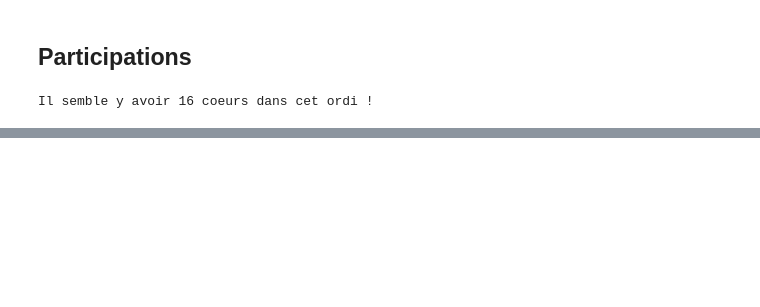
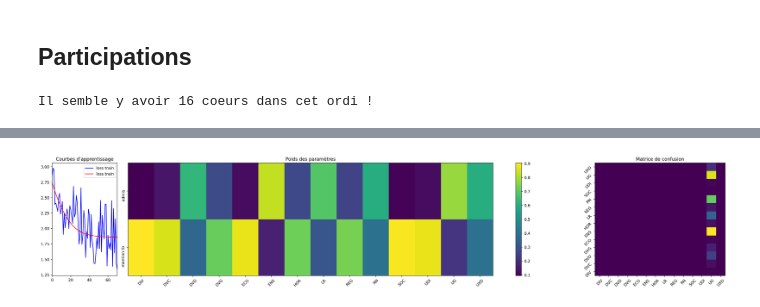
Before and after one commit to alexandre-laine/Pipeline_Elections_Legislatives, a Jupyter notebook: main/C1_Supervised_Search.ipynb, the cells around one changed output, grey strips where cells are left out. Drawn from its saved outputs; the diff is of its cells as text; code cells hidden in the pictures; blank space fills up the shorter version.

```diff
--- a/main/C1_Supervised_Search.ipynb
+++ b/main/C1_Supervised_Search.ipynb
@@ -336,0 +417,19 @@ plt.show()
+# %%
+Encoder_departements = LabelEncoder().fit(Y)
+Y_r = Encoder_departements.transform(Y)
+Scaler = RobustScaler().fit(X.T)
+X_r = Scaler.transform(X.T).T
+# %%
+num_epoch = 70
+batch_size = 2**5
+lr = 1e-5
+# %%
+decodeur, losses_train, losses_test, y_test, y_pred = fit_data(
+    X=X_r,
+    Y=Y_r,
+    device="cuda",
+    num_epochs=num_epoch,
+    batch_size=batch_size,
+    lr=lr
+)
+Weights = torch.softmax(decodeur.linear.weight.cpu(), axis=1).detach().numpy()
@@ -336,0 +463,68 @@ plt.show()
+# %%
+fig,ax = plt.subplots(
+    nrows=1,
+    ncols=3,
+    figsize=(25,5),
+    gridspec_kw={"width_ratios":[0.1,0.7,0.2]},
+    dpi=200
+)
+
+ax[0].plot(
+    range(num_epoch),
+    losses_train,
+    label="loss train",
+    color="blue"
+)
+ax[0].plot(
+    range(num_epoch),
+    losses_test,
+    label="loss train",
+    color="red"
+)
+ax[0].legend()
+
+g = ax[1].imshow(
+    Weights.T,
+    aspect="auto",
+    cmap="viridis"
+)
+# fig.colorbar(
+#     g,
+#     ax=ax[1]
+# )
+
+ax[1].set_yticks(
+    range(Weights.shape[-1]),
+    ["admis","mention tb"],
+    rotation=90
+)
+
+ax[1].set_xticks(
+    range(Weights.shape[0]),
+    Encoder_departements.classes_,
+    rotation=45
+)
+
+ax[2].imshow(
+    confusion_matrix(y_test, np.argmax(y_pred, axis=1)),
+    origin="lower",
+    aspect="auto"
+)
+ax[2].set_xticks(
+    range(Encoder_departements.classes_.shape[0]),
+    Encoder_departements.classes_,
+    rotation=45
+)
+ax[2].set_yticks(
+    range(Encoder_departements.classes_.shape[0]),
+    Encoder_departements.classes_,
+    rotation=45
+)
+
+ax[0].set_title("Courbes d'apprentissage")
+ax[1].set_title("Poids des paramètres")
+ax[2].set_title("Matrice de confusion")
+plt.tight_layout()
+plt.show()
+# %% [output]
+[figure, added]
```
Also changed, not shown: parts of 16 cells of this notebook, 42 other files.
